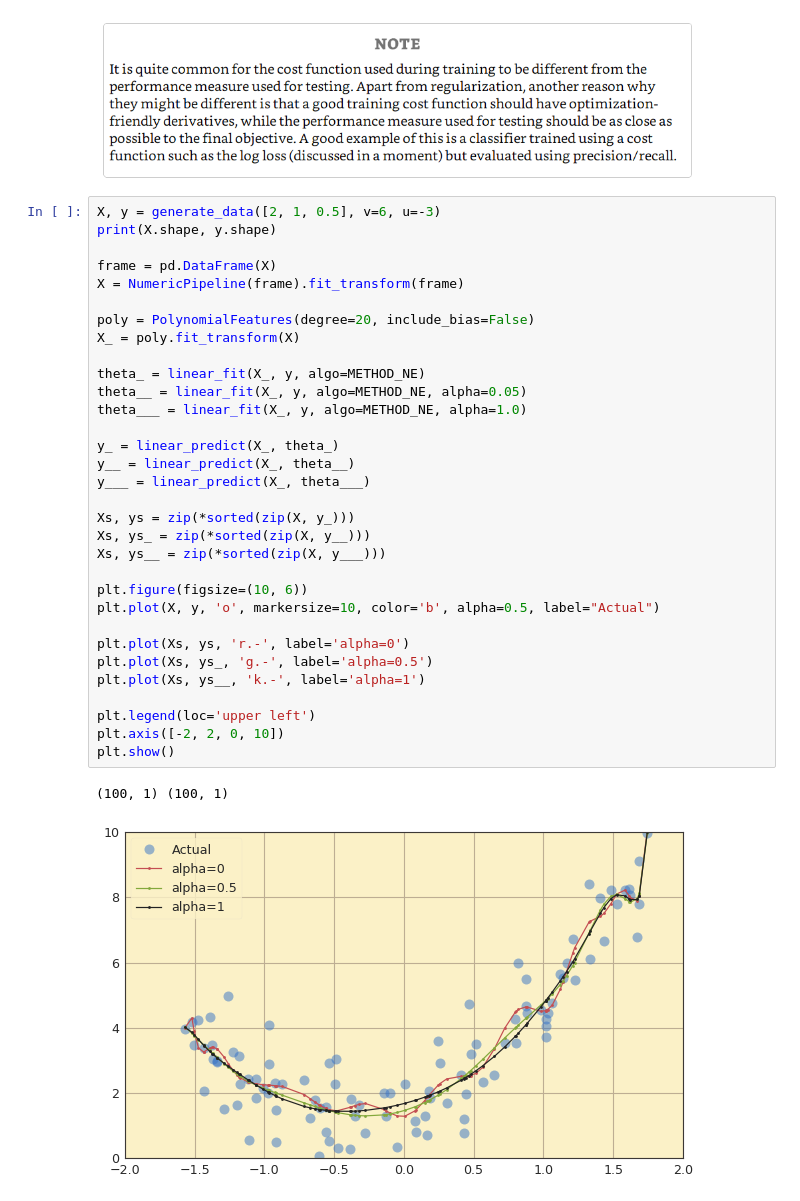
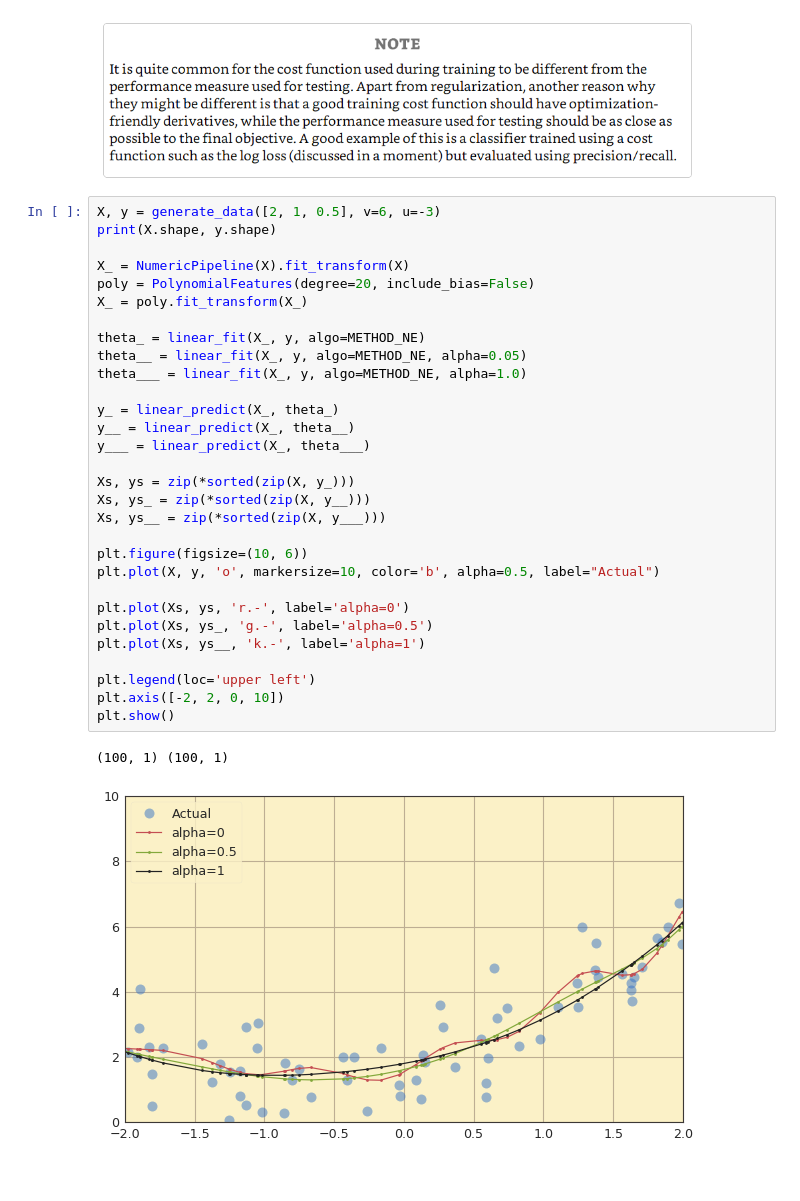
Before and after one commit to garcia-alex/ml-workflows, a Jupyter notebook: ch04.ipynb, the cells around one changed output. Cells and saved outputs as stored; diff of their text form.

Commit message:
enhance pipeline

```diff
--- a/ch04.ipynb
+++ b/ch04.ipynb
@@ -274,38 +276,36 @@ Image(f'{PATH_SCREENSHOTS}/ch04/cost_train_test.png', width=600)
 # %%
 X, y = generate_data([2, 1, 0.5], v=6, u=-3)
 print(X.shape, y.shape)
 
-frame = pd.DataFrame(X)
-X = NumericPipeline(frame).fit_transform(frame)
-
+X_ = NumericPipeline(X).fit_transform(X)
 poly = PolynomialFeatures(degree=20, include_bias=False)
-X_ = poly.fit_transform(X)
+X_ = poly.fit_transform(X_)
 
 theta_ = linear_fit(X_, y, algo=METHOD_NE)
 theta__ = linear_fit(X_, y, algo=METHOD_NE, alpha=0.05)
 theta___ = linear_fit(X_, y, algo=METHOD_NE, alpha=1.0)
 
 y_ = linear_predict(X_, theta_)
 y__ = linear_predict(X_, theta__)
 y___ = linear_predict(X_, theta___)
 
 Xs, ys = zip(*sorted(zip(X, y_)))
 Xs, ys_ = zip(*sorted(zip(X, y__)))
 Xs, ys__ = zip(*sorted(zip(X, y___)))
 
 plt.figure(figsize=(10, 6))
 plt.plot(X, y, 'o', markersize=10, color='b', alpha=0.5, label="Actual")
 
 plt.plot(Xs, ys, 'r.-', label='alpha=0')
 plt.plot(Xs, ys_, 'g.-', label='alpha=0.5')
 plt.plot(Xs, ys__, 'k.-', label='alpha=1')
 
 plt.legend(loc='upper left')
 plt.axis([-2, 2, 0, 10])
 plt.show()
 # %% [output]
 (100, 1) (100, 1)
-[figure, old version]
+[figure, new version]
 # %%
 rr = LinearRegressionModel(LinearRegression)
 rr_ = LinearRegressionModel(Ridge, tol=1, alpha=0.01)
```
Also changed, not shown: parts of 4 cells of this notebook, 2 other files.
